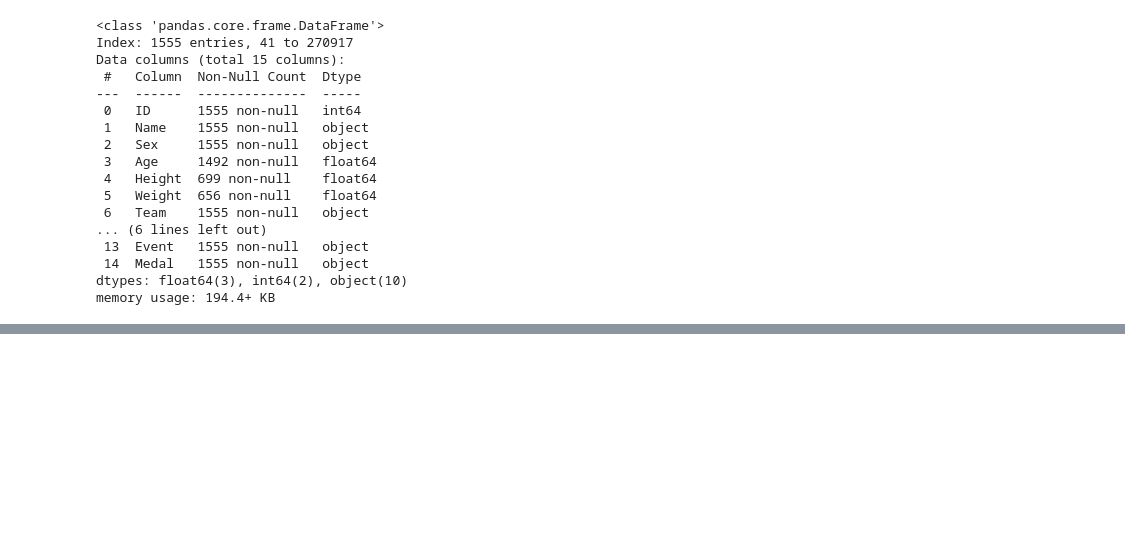
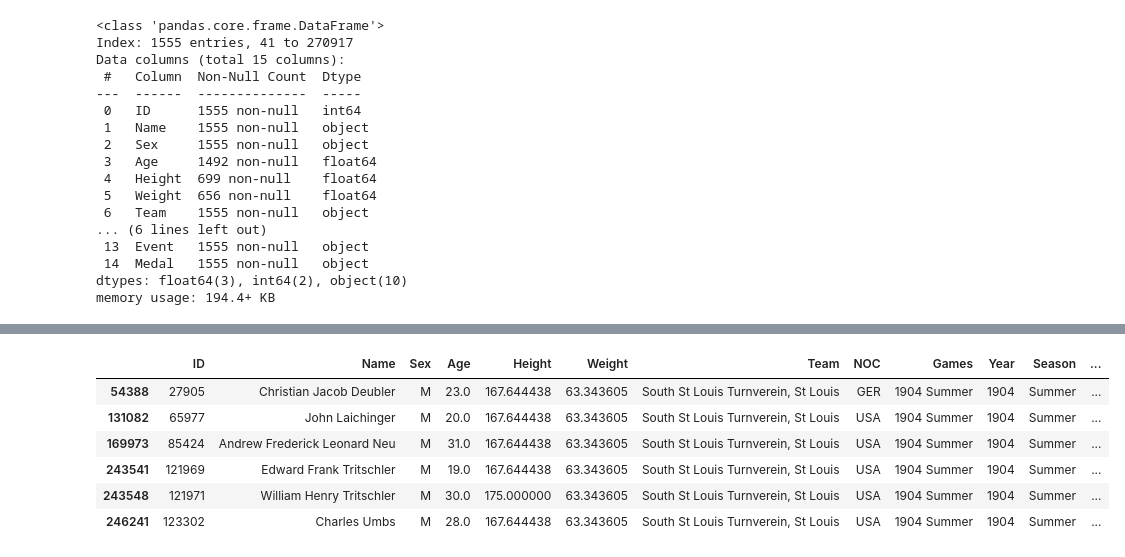
Before and after one commit to RyanJTalbot/MSDS, a Jupyter notebook: Core/Data Mining Foundations/Data Mining Project/Project/competition_gym2023/kaggle-data/kaggle_men.ipynb, the cells around one changed output, grey strips where cells are left out. Saved outputs shown, nothing was run; the diff lists cells and outputs as text; code cells hidden in the pictures; blank space fills up the shorter version.

```diff
--- a/Core/Data Mining Foundations/Data Mining Project/Project/competition_gym2023/kaggle-data/kaggle_men.ipynb
+++ b/Core/Data Mining Foundations/Data Mining Project/Project/competition_gym2023/kaggle-data/kaggle_men.ipynb
@@ -615,0 +508,10 @@ plt.show()
+# %%
+df[df["Team"]=="South St Louis Turnverein, St Louis"]
+# %% [output]
+|  | ID | Name | Sex | Age | Height | Weight | Team | NOC | Games | Year | Season | ... |
+| 54388 | 27905 | Christian Jacob Deubler | M | 23.0 | 167.644438 | 63.343605 | South St Louis Turnverein, St Louis | GER | 1904 Summer | 1904 | Summer | ... |
+| 131082 | 65977 | John Laichinger | M | 20.0 | 167.644438 | 63.343605 | South St Louis Turnverein, St Louis | USA | 1904 Summer | 1904 | Summer | ... |
+| 169973 | 85424 | Andrew Frederick Leonard Neu | M | 31.0 | 167.644438 | 63.343605 | South St Louis Turnverein, St Louis | USA | 1904 Summer | 1904 | Summer | ... |
+| 243541 | 121969 | Edward Frank Tritschler | M | 19.0 | 167.644438 | 63.343605 | South St Louis Turnverein, St Louis | USA | 1904 Summer | 1904 | Summer | ... |
+| 243548 | 121971 | William Henry Tritschler | M | 30.0 | 175.000000 | 63.343605 | South St Louis Turnverein, St Louis | USA | 1904 Summer | 1904 | Summer | ... |
+| 246241 | 123302 | Charles Umbs | M | 28.0 | 167.644438 | 63.343605 | South St Louis Turnverein, St Louis | USA | 1904 Summer | 1904 | Summer | ... |
```
Also changed, not shown: parts of 62 cells of this notebook, 38 other files.
